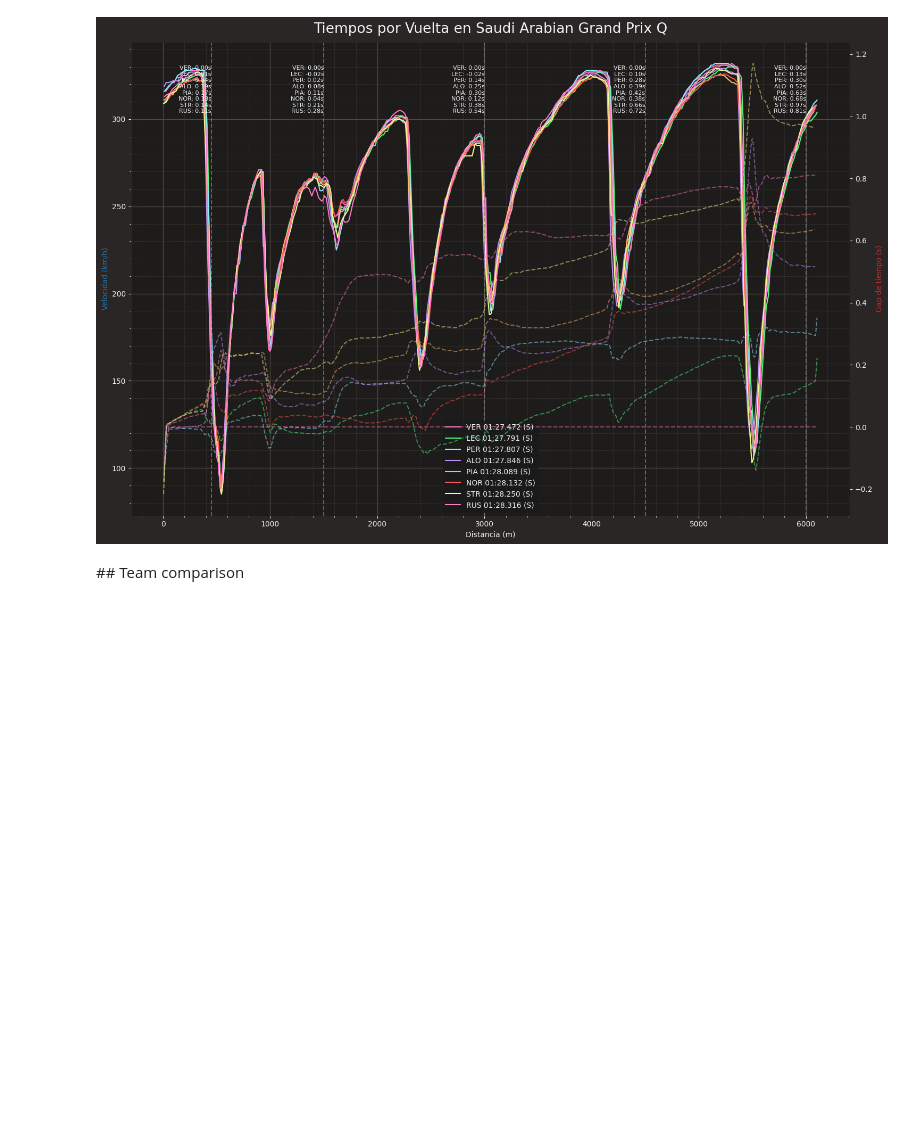
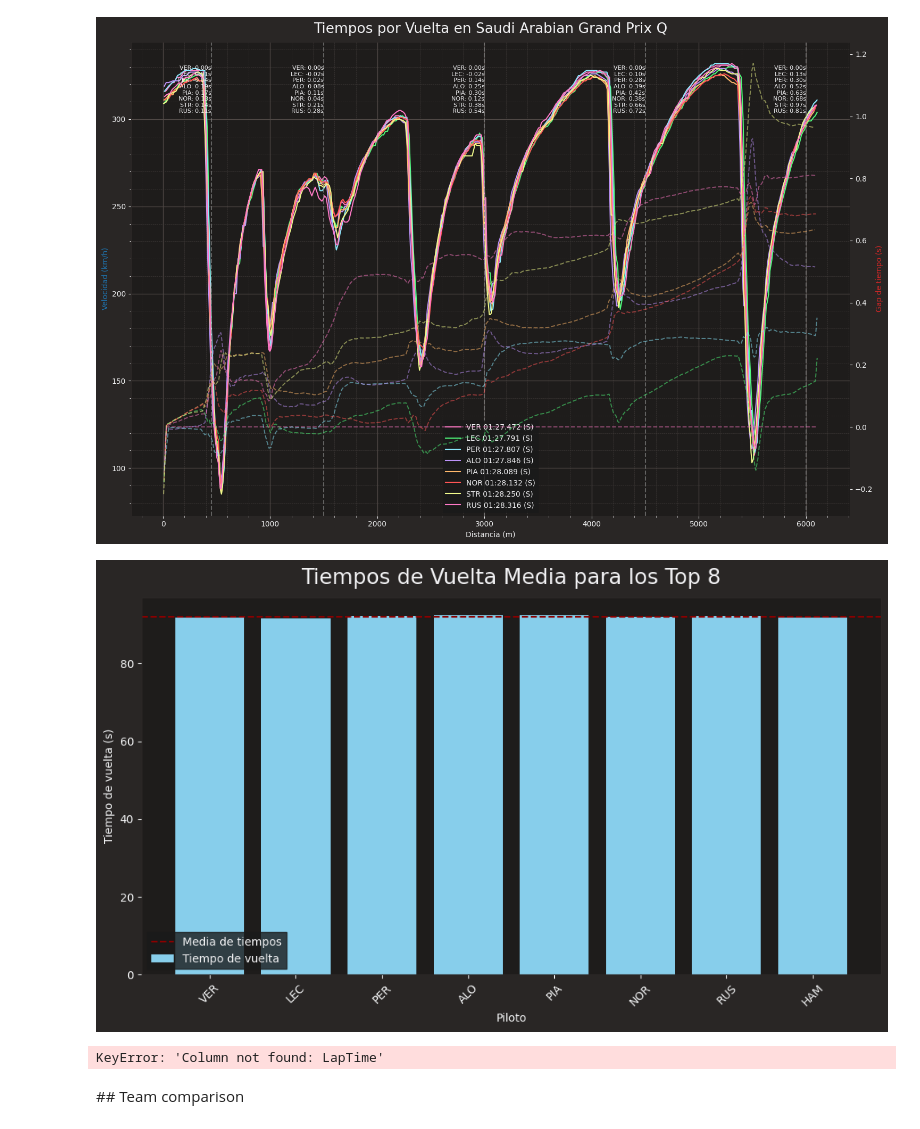
Before and after one commit to enrimr/f1-analysis-jupyter, a Jupyter notebook: plot_speed_traces.ipynb, the cells around one changed output. Saved outputs shown, nothing was run; the diff lists cells and outputs as text; code cells hidden in the pictures; blank space fills up the shorter version.

```diff
--- a/plot_speed_traces.ipynb
+++ b/plot_speed_traces.ipynb
@@ -539,6 +538,42 @@ ruta_archivo = 'datos_vueltas_rapidas.csv'
 datos_para_exportar.to_csv(ruta_archivo, index=False)
 # %% [output]
 [figure]
+# %%
+
+
+# Obtener los resultados finales y convertirlos a un DataFrame de pandas
+results = session.results
+# Asegúrate de que 'TotalTime' está en un formato que permita la comparación, como timedelta si no lo está ya
+results['Time'] = pd.to_timedelta(results['Time'])
+
+# Ordena los resultados por 'TotalTime'
+results_sorted = results.sort_values(by='Time')
+
+# Selecciona los primeros 8 registros después de ordenar
+top8 = results_sorted.head(8)
+
+# Obtener las vueltas rápidas de los pilotos que terminaron en el top 8
+vueltas_rapidas_top8 = [session.laps.pick_driver(row['Abbreviation']).pick_fastest() for index, row in top8.iterrows()]
+vueltas_rapidas_top8 = [vuelta for vuelta in vueltas_rapidas_top8 if pd.notna(vuelta['LapTime'])]
+
+# Calcula la media de los tiempos de vuelta (en segundos)
+tiempos_vuelta = [vuelta['LapTime'].total_seconds() for vuelta in vueltas_rapidas_top8]
+media_tiempos = np.mean(tiempos_vuelta)
+
+# Preparación del gráfico
+plt.figure(figsize=(10, 6))
+plt.bar(range(len(vueltas_rapidas_top8)), tiempos_vuelta, color='skyblue', label='Tiempo de vuelta')
+plt.axhline(y=media_tiempos, color='darkred', linestyle='--', label='Media de tiempos')
+plt.xticks(range(len(vueltas_rapidas_top8)), [vuelta['Driver'] for vuelta in vueltas_rapidas_top8], rotation=45)
+plt.ylabel('Tiempo de vuelta (s)')
+plt.xlabel('Piloto')
+plt.title(f'Tiempos de Vuelta Media para los Top 8')
+plt.legend()
+plt.tight_layout()
+plt.show()
+# %% [output]
+[figure, added]
+KeyError: 'Column not found: LapTime'
 # %% [markdown]
 ## Team comparison
 # %%
```
Also changed, not shown: parts of 7 cells of this notebook, 22 other files.
